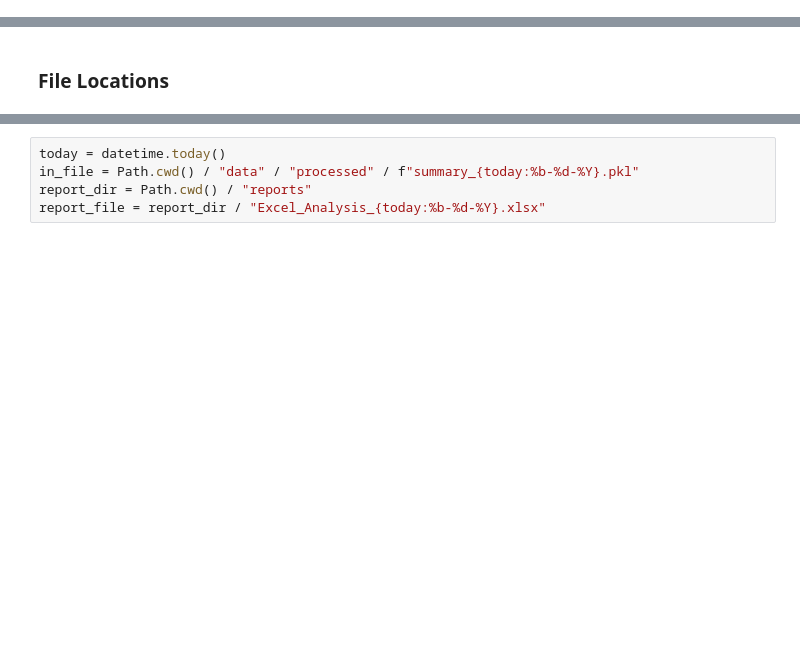
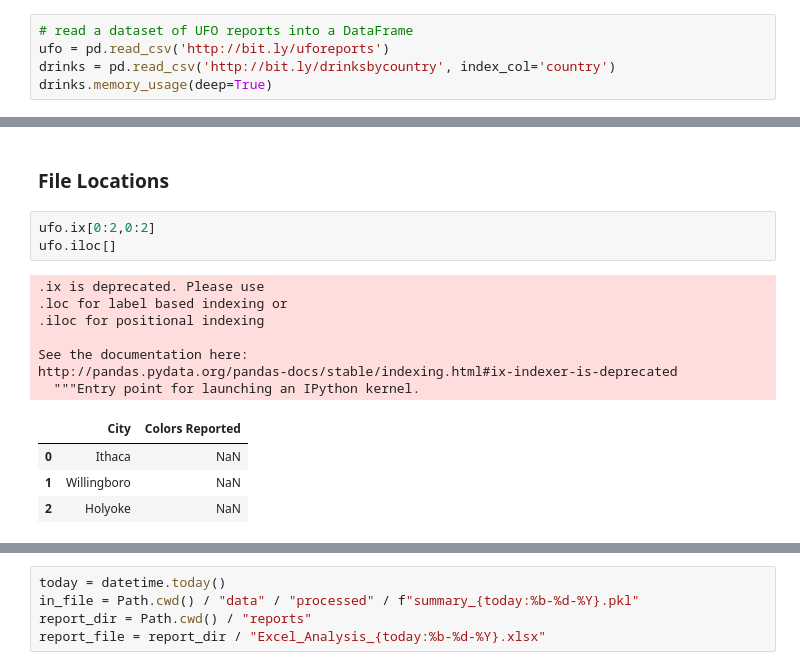
Before and after one commit to ergonyc/Practice-python-exercises, a Jupyter notebook: DataPresentation0/2-EDA.ipynb, the cells around one changed output, grey strips where cells are left out. Drawn from its saved outputs; the diff is of its cells as text; blank space fills up the shorter version.

```diff
--- a/DataPresentation0/2-EDA.ipynb
+++ b/DataPresentation0/2-EDA.ipynb
@@ -19,3 +19,8 @@ import numpy as np
 import matplotlib.pyplot as plt
 # %%
 %matplotlib inline
+# %%
+# read a dataset of UFO reports into a DataFrame
+ufo = pd.read_csv('http://bit.ly/uforeports')
+drinks = pd.read_csv('http://bit.ly/drinksbycountry', index_col='country')
+drinks.memory_usage(deep=True)
@@ -22,2 +35,17 @@ import matplotlib.pyplot as plt
 # %% [markdown]
 ### File Locations
+# %%
+ufo.ix[0:2,0:2]
+ufo.iloc[]
+# %% [output]
+.ix is deprecated. Please use
+.loc for label based indexing or
+.iloc for positional indexing
+
+See the documentation here:
+http://pandas.pydata.org/pandas-docs/stable/indexing.html#ix-indexer-is-deprecated
+  """Entry point for launching an IPython kernel.
+|  | City | Colors Reported |
+| 0 | Ithaca | NaN |
+| 1 | Willingboro | NaN |
+| 2 | Holyoke | NaN |
```
Also changed, not shown: parts of 15 cells of this notebook, 1 other file.
